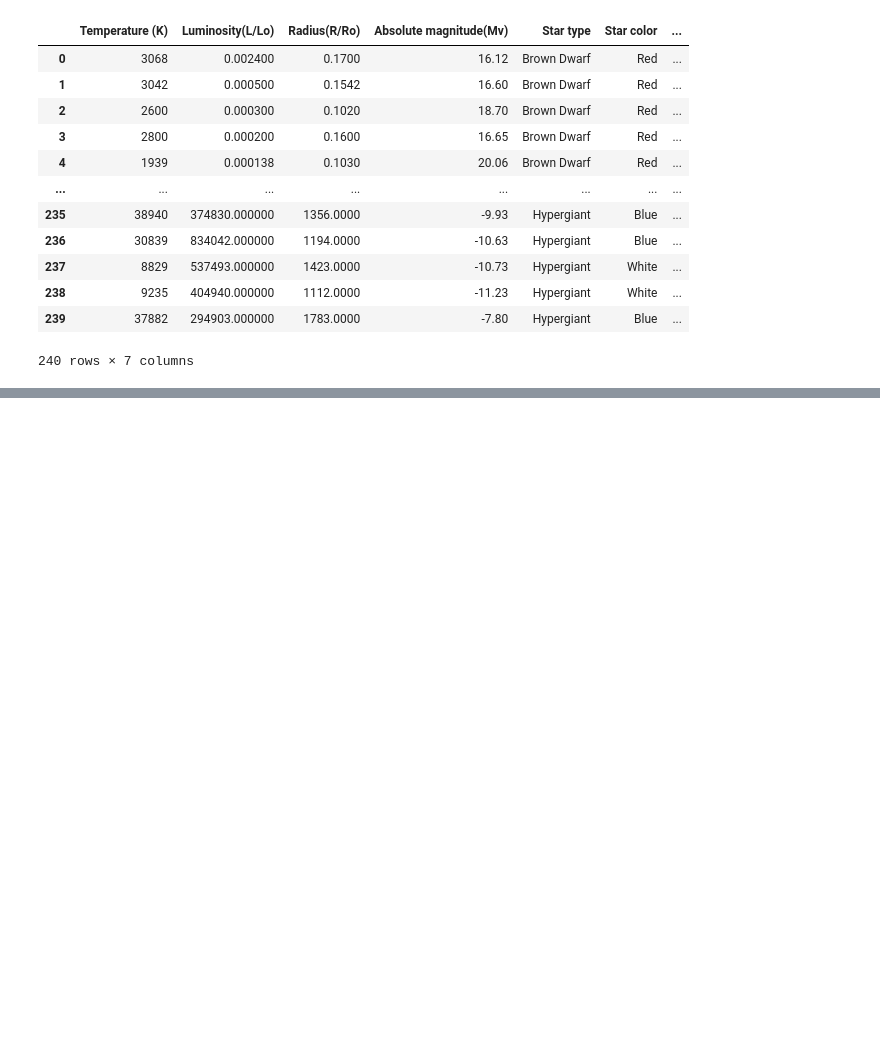
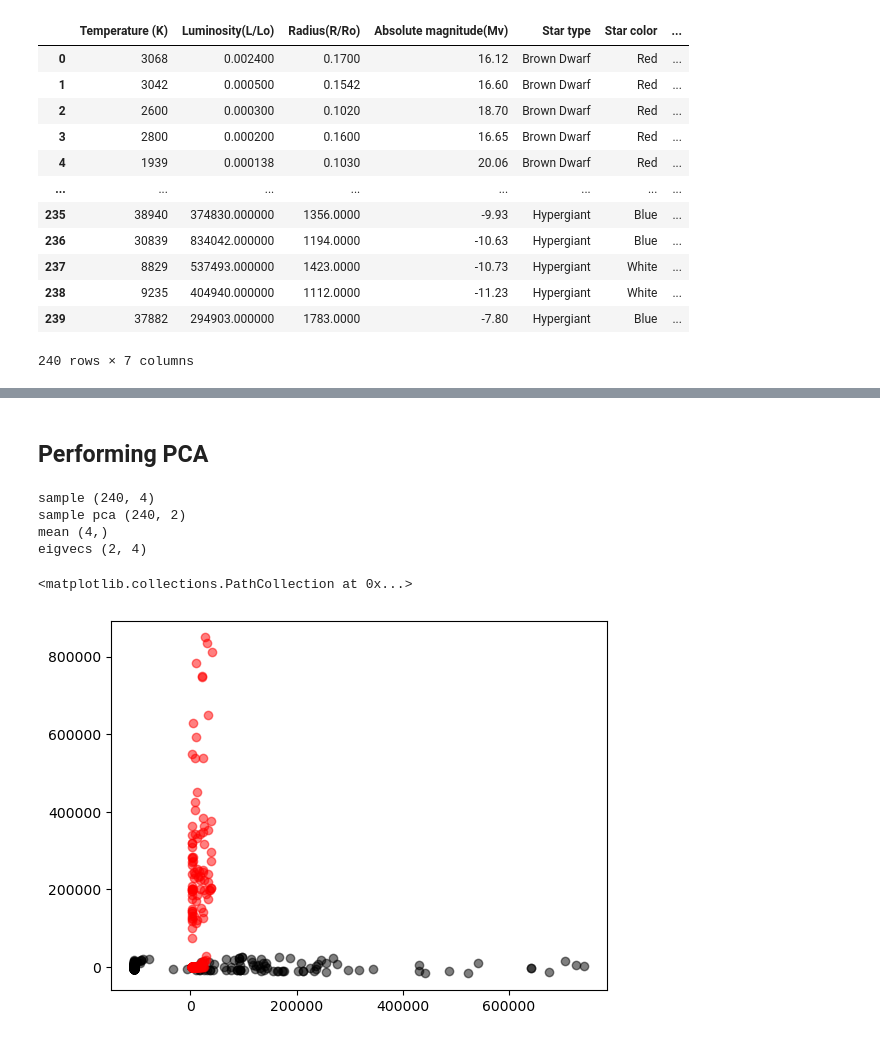
Before and after one commit to FedericoRivano/astrostatistics_bicocca_2026, a Jupyter notebook: working/Es15.ipynb, the cells around one changed output, grey strips where cells are left out. Saved outputs shown, nothing was run; the diff lists cells and outputs as text; code cells hidden in the pictures; blank space fills up the shorter version.

```diff
--- a/working/Es15.ipynb
+++ b/working/Es15.ipynb
@@ -21,3 +24,7 @@ df_stars
 | 238 | 9235 | 404940.000000 | 1112.0000 | -11.23 | Hypergiant | White | ... |
 | 239 | 37882 | 294903.000000 | 1783.0000 | -7.80 | Hypergiant | Blue | ... |
 240 rows × 7 columns
+# %%
+np_stars = df_stars.to_numpy()
+np_stars = np.array(np_stars)
+np_stars
@@ -24,4 +40,11 @@ df_stars
 # %%
-T = df_stars['Temperature (K)']
-L = df_stars['Temperature (K)']
+Temp = np.array(np_stars.T[0])
+Lum = np.array(np_stars.T[1])
+Rad = np.array(np_stars.T[2])
+Mv = np.array(np_stars.T[3])
+St = np.array(np_stars.T[4])
+Sc = np.array(np_stars.T[5])
+Spcl = np.array(np_stars.T[6])
+
+Temp
 # %% [output]
@@ -28,0 +106,28 @@ L = df_stars['Temperature (K)']
+# %% [markdown]
+## Performing PCA
+# %%
+np.random.seed(22)
+X = np.array([Temp, Lum, Rad, Mv]).T
+print('sample', X.shape)
+pca = PCA(n_components=2)
+pca.fit(X)
+
+X_pca = pca.transform(X)
+mean = pca.mean_
+eigvecs = pca.components_
+print('sample pca', X_pca.shape)
+print('mean', mean.shape)
+print('eigvecs', eigvecs.shape)
+# %% [output]
+sample (240, 4)
+sample pca (240, 2)
+mean (4,)
+eigvecs (2, 4)
+# %%
+plt.scatter(X_pca[:,0], X_pca[:,1], alpha=0.5, c='black')
+plt.scatter(X[:,0], X[:,1], alpha=0.5, c='red')
+#plt.xscale('log')
+#plt.yscale('log')
+# %% [output]
+<matplotlib.collections.PathCollection at 0x...>
+[figure, added]
```
Also changed, not shown: parts of 12 cells of this notebook.
